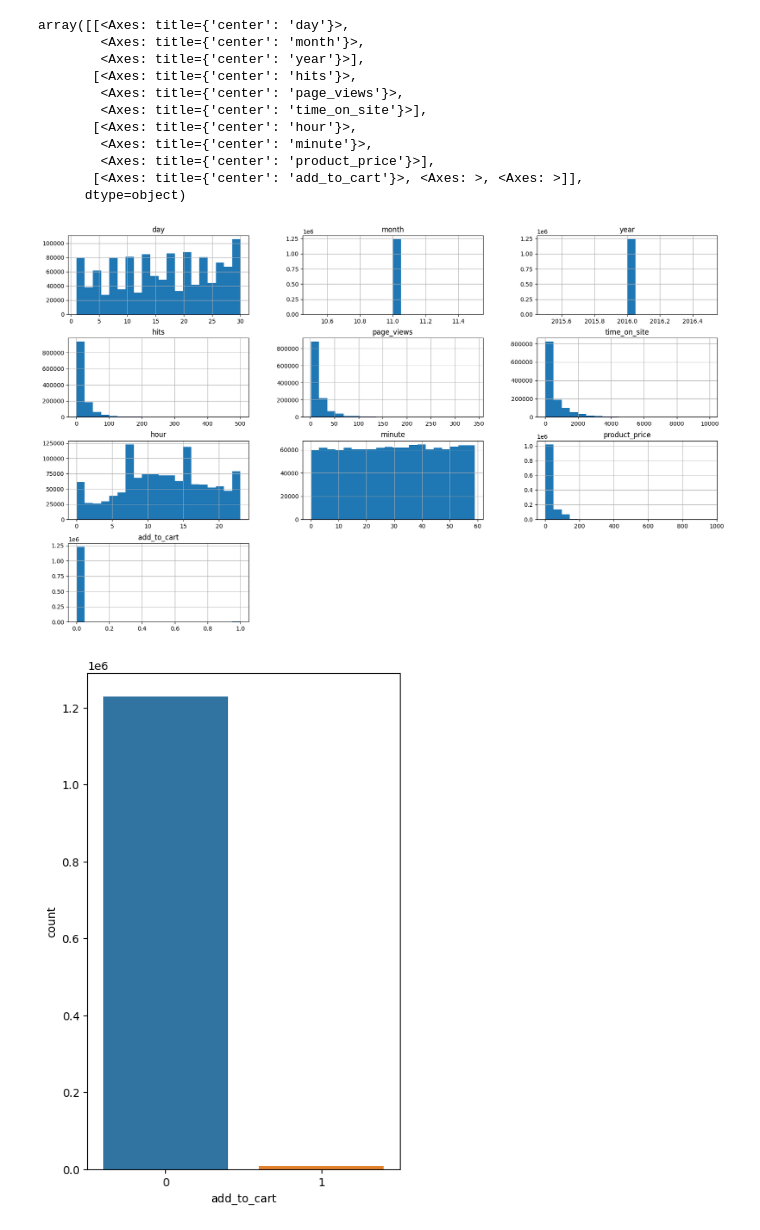
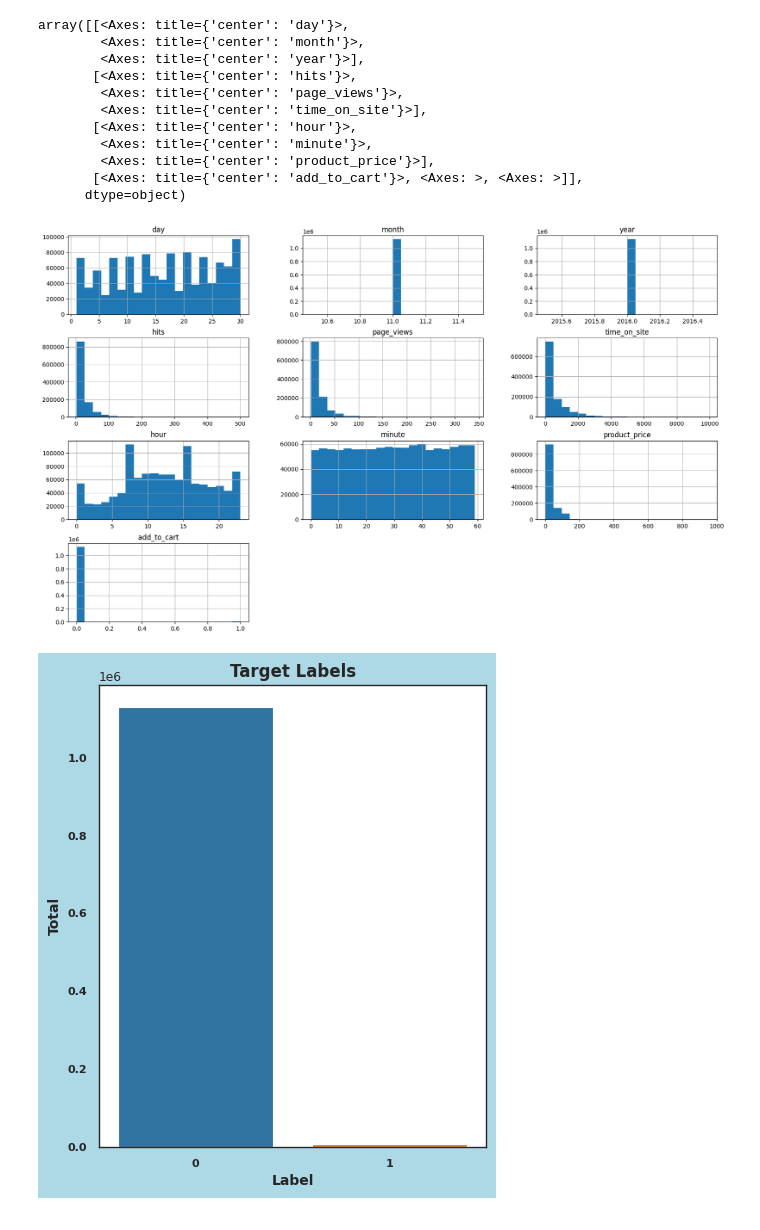
Before and after one commit to York-Solutions-B2E/khue-lee-aml-capstone, a Jupyter notebook: hits/model-training/data-eda.ipynb, the cells around one changed output. Saved outputs shown, nothing was run; the diff lists cells and outputs as text; code cells hidden in the pictures.

```diff
--- a/hits/model-training/data-eda.ipynb
+++ b/hits/model-training/data-eda.ipynb
@@ -7,4 +7,4 @@ import matplotlib.pyplot as plt
 # %%
-eda_df = eda_df.copy()
+eda_df = cleaned_df.copy()
 # %%
 display(eda_df.head(5))
@@ -32,12 +34,17 @@ array([[<Axes: title={'center': 'day'}>,
         <Axes: title={'center': 'product_price'}>],
        [<Axes: title={'center': 'add_to_cart'}>, <Axes: >, <Axes: >]],
       dtype=object)
-[figure, old version]
+[figure, new version]
 # %%
-plt.figure(figsize=(5, 8))
+plt.figure(figsize=(5, 6), facecolor='lightblue')
 sns.countplot(x='add_to_cart', data=eda_df)
-
+plt.xlabel('Label', fontsize=10, fontweight='bold')
+plt.ylabel('Total', fontsize=10, fontweight='bold')
+plt.title('Target Labels', fontsize=12, fontweight='bold')
+plt.xticks(fontsize=8, fontweight='bold')
+plt.yticks(fontsize=8, fontweight='bold')
 plt.show()
+plt.show()
 # %% [output]
-[figure, old version]
+[figure, new version]
 # %%
```
Also changed, not shown: parts of 6 cells of this notebook, 2 other files.
